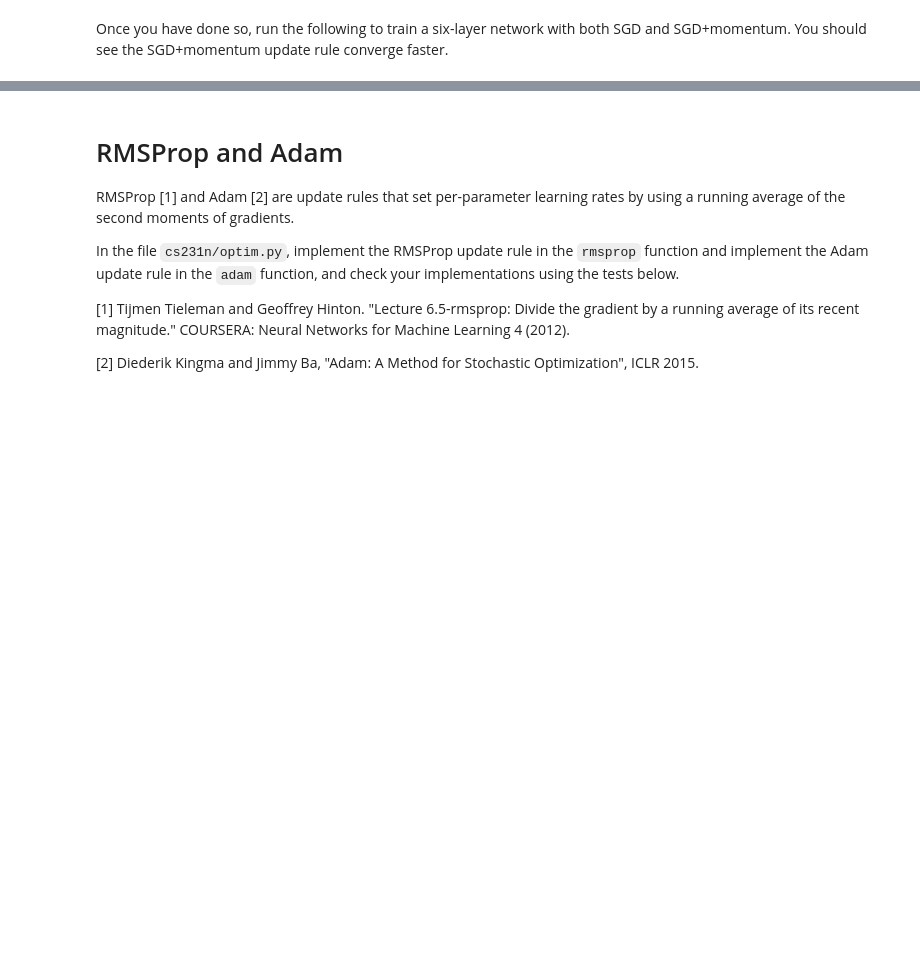
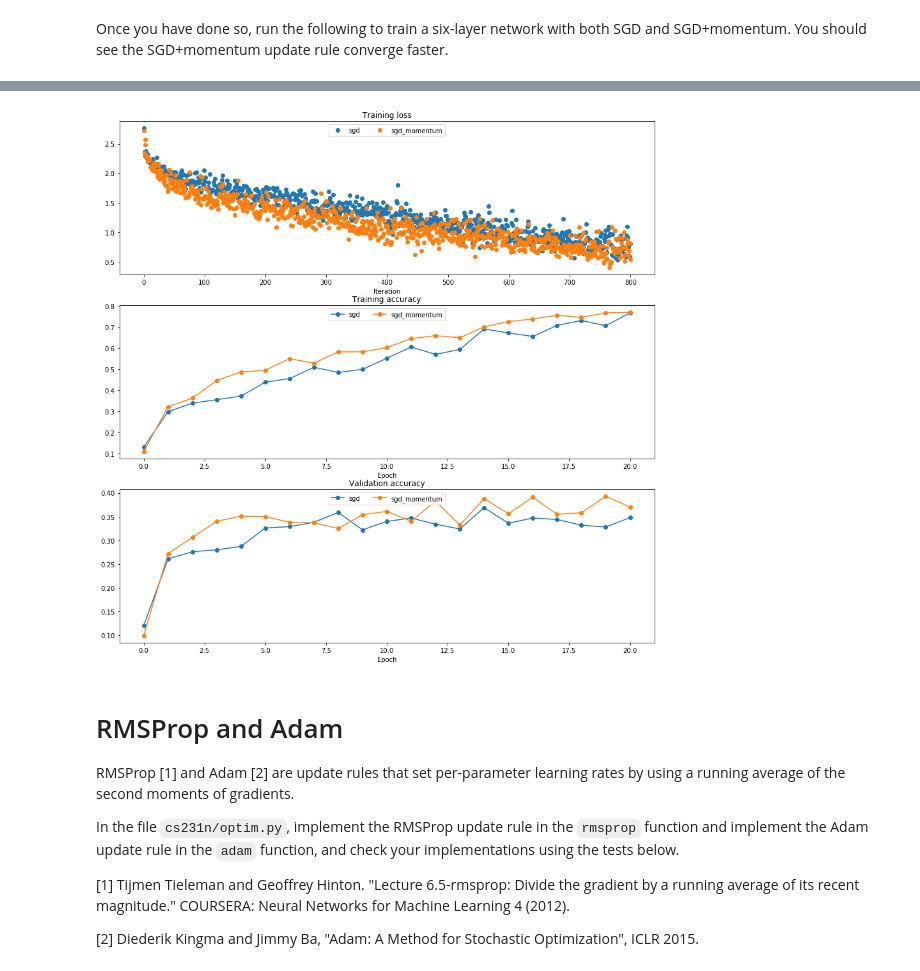
Before and after one commit to PanXiebit/cs231n, a Jupyter notebook: assignment2/FullyConnectedNets.ipynb, the cells around one changed output, grey strips where cells are left out. Saved outputs shown, nothing was run; the diff lists cells and outputs as text; code cells hidden in the pictures; blank space fills up the shorter version.

```diff
--- a/assignment2/FullyConnectedNets.ipynb
+++ b/assignment2/FullyConnectedNets.ipynb
@@ -464,0 +503,13 @@ plt.show()
+# %%
+ws, lr = result
+model = FullyConnectedNet([100, 100, 100, 100],  ## 增加了BN, dropout 和 L2正则化
+                 weight_scale=ws, dtype=np.float64, dropout=0.5, use_batchnorm=True)
+solver = Solver(model, small_data,
+                print_every=10, num_epochs=20, batch_size=25,
+                update_rule='adam',
+                optim_config={
+                    'learning_rate': lr,
+                },verbose = True
+        )
+solver.train()
+print(solver.best_val_acc)
@@ -518,11 +590,11 @@ for update_rule in ['sgd', 'sgd_momentum']:
   model = FullyConnectedNet([100, 100, 100, 100, 100], weight_scale=5e-2)
 
   solver = Solver(model, small_data,
-                  num_epochs=5, batch_size=100,
+                  num_epochs=20, batch_size=100,
                   update_rule=update_rule,
                   optim_config={
                     'learning_rate': 1e-2,
-                  },
+                  },print_every = 100,
                   verbose=True)
   solvers[update_rule] = solver
   solver.train()
@@ -555,3 +627,4 @@ for i in [1, 2, 3]:
   plt.legend(loc='upper center', ncol=4)
 plt.gcf().set_size_inches(15, 15)
 plt.show()
+# %% [output]
@@ -558,3 +648,4 @@ plt.show()
+[figure, added]
 # %% [markdown]
 # RMSProp and Adam
 RMSProp [1] and Adam [2] are update rules that set per-parameter learning rates by using a running average of the second moments of gradients.
```
Also changed, not shown: parts of 15 cells of this notebook, 8 other files.
